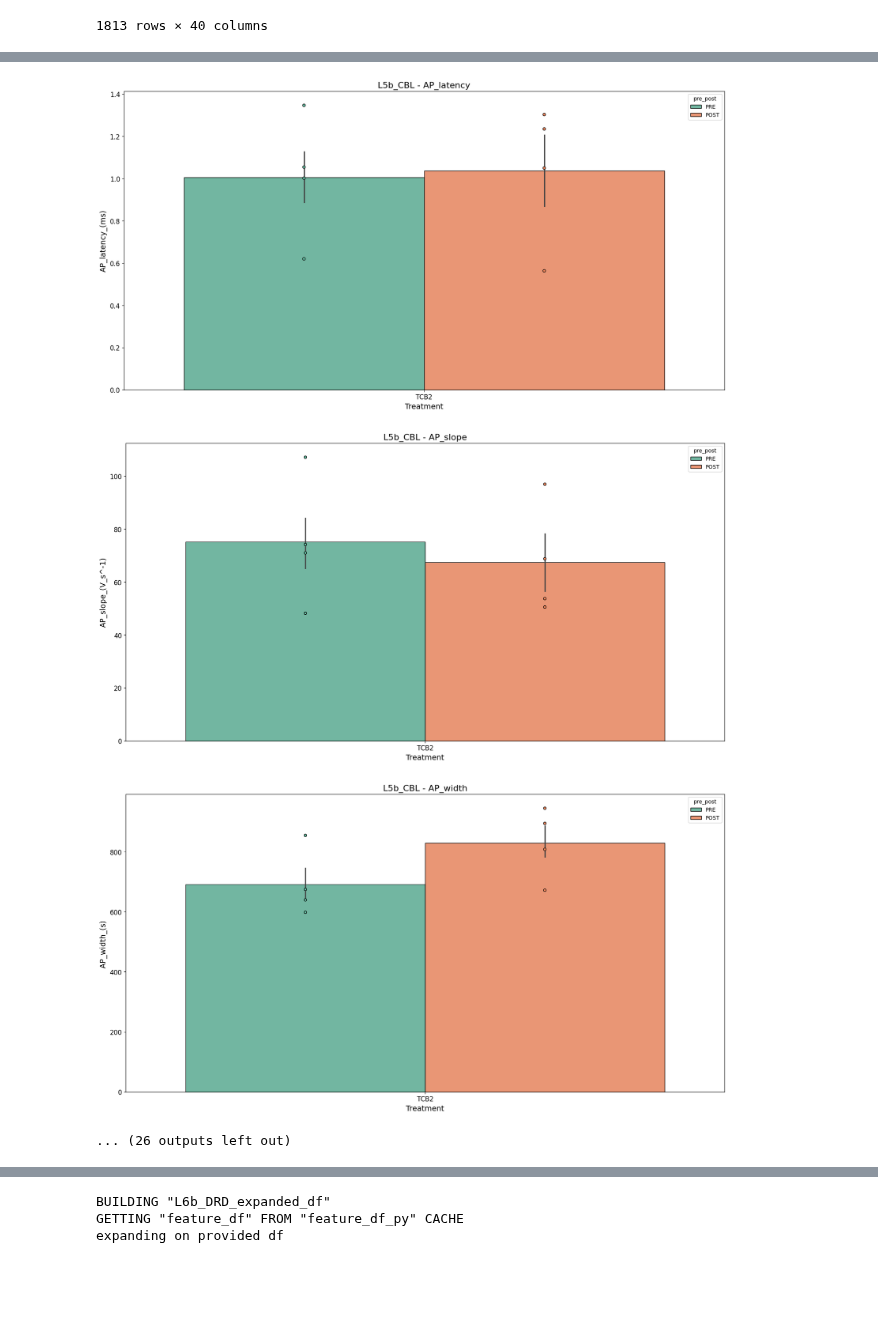
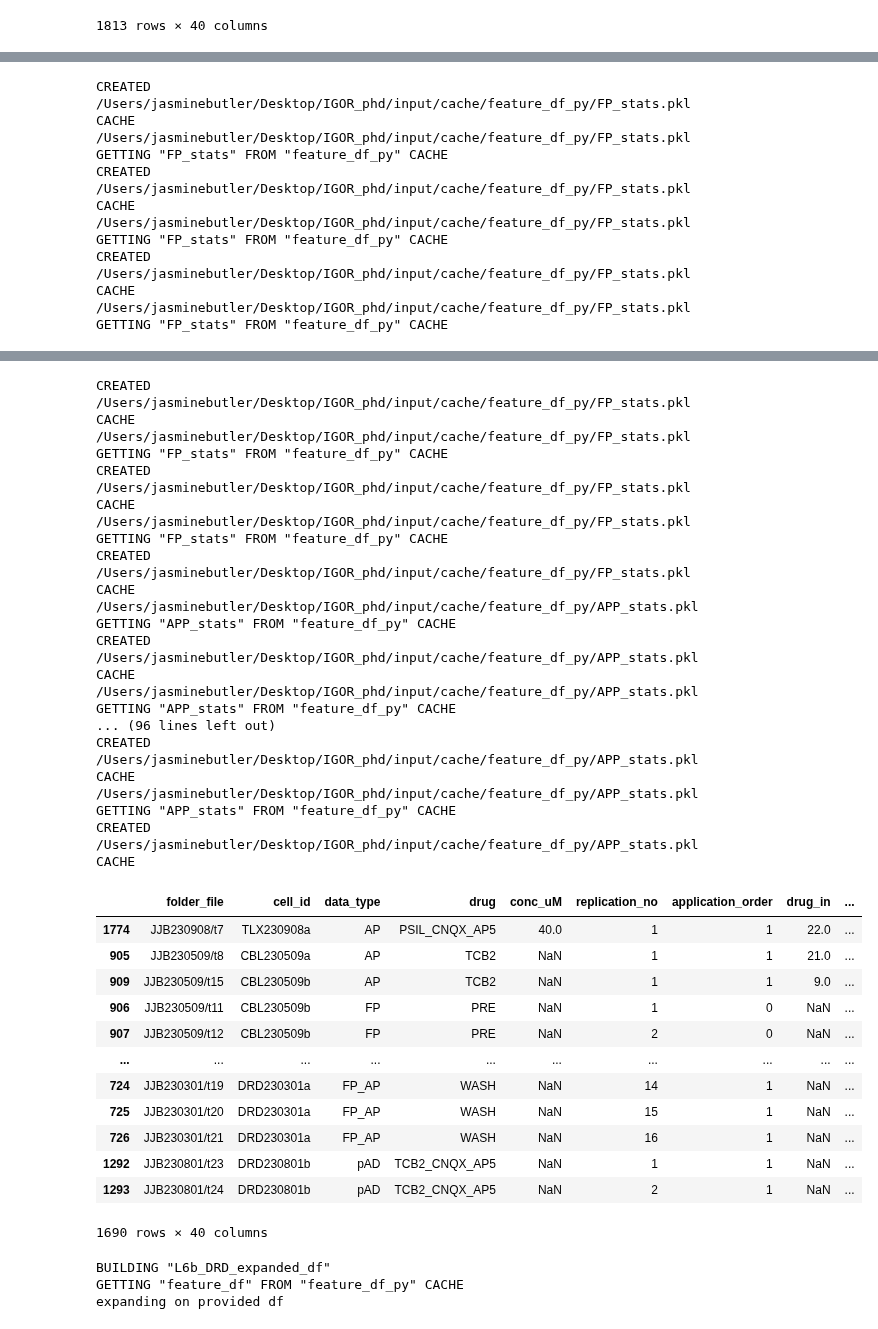
Before and after one commit to jjb-hub/IGOR_phd, a Jupyter notebook: RUN.ipynb, the cells around one changed output, grey strips where cells are left out. Cells and saved outputs as stored; diff of their text form; code cells hidden in the pictures; blank space fills up the shorter version.

Commit message:
APP+stats added to loopFP_stats() now loop_stats() updates a seperate df for plotting and stats between groups - buildinf first APP histogram plotter now

```diff
--- a/RUN.ipynb
+++ b/RUN.ipynb
@@ -39,9 +39,9 @@ GETTING "expanded_df" FROM "feature_df_py" CACHE
 | 1812 | JJB230911/t34 | DRD230911d | FP | LSD_CNQX_AP5 | 0.18 | 3 | 1 | NaN | ... |
 1813 rows × 40 columns
 # %%
-# GENERATE STATS DF
-loopFP_stats(filename)
+# GENERATE STATS DF APP and FP # missing rnput_R, RMP and tau, sag respectivly
+loop_stats(filename)
 
 #BUILD FP HISTOGRAMS
-# build_FP_figs(filename) #also will create/update insufficient_data_tracking =getOrBuildDataTracking(filename)
+# build_FP_figs(filename) #also will getOrBuild insufficient_data_tracking =getOrBuildDataTracking(filename)
 # %% [output]
@@ -89,4 +72,9 @@ SAVED /Users/jasminebutler/Desktop/IGOR_phd/output/FP_Histograms/L6b_DRD_voltage
-[figure, removed]
-[figure, removed]
-[figure, removed]
-... (26 outputs left out)
+CREATED /Users/jasminebutler/Desktop/IGOR_phd/input/cache/feature_df_py/FP_stats.pkl CACHE
+/Users/jasminebutler/Desktop/IGOR_phd/input/cache/feature_df_py/FP_stats.pkl
+GETTING "FP_stats" FROM "feature_df_py" CACHE
+CREATED /Users/jasminebutler/Desktop/IGOR_phd/input/cache/feature_df_py/FP_stats.pkl CACHE
+/Users/jasminebutler/Desktop/IGOR_phd/input/cache/feature_df_py/FP_stats.pkl
+GETTING "FP_stats" FROM "feature_df_py" CACHE
+CREATED /Users/jasminebutler/Desktop/IGOR_phd/input/cache/feature_df_py/FP_stats.pkl CACHE
+/Users/jasminebutler/Desktop/IGOR_phd/input/cache/feature_df_py/FP_stats.pkl
+GETTING "FP_stats" FROM "feature_df_py" CACHE
@@ -93,3 +201,33 @@ SAVED /Users/jasminebutler/Desktop/IGOR_phd/output/FP_Histograms/L6b_DRD_voltage
+CREATED /Users/jasminebutler/Desktop/IGOR_phd/input/cache/feature_df_py/FP_stats.pkl CACHE
+/Users/jasminebutler/Desktop/IGOR_phd/input/cache/feature_df_py/FP_stats.pkl
+GETTING "FP_stats" FROM "feature_df_py" CACHE
+CREATED /Users/jasminebutler/Desktop/IGOR_phd/input/cache/feature_df_py/FP_stats.pkl CACHE
+/Users/jasminebutler/Desktop/IGOR_phd/input/cache/feature_df_py/FP_stats.pkl
+GETTING "FP_stats" FROM "feature_df_py" CACHE
+CREATED /Users/jasminebutler/Desktop/IGOR_phd/input/cache/feature_df_py/FP_stats.pkl CACHE
+/Users/jasminebutler/Desktop/IGOR_phd/input/cache/feature_df_py/APP_stats.pkl
+GETTING "APP_stats" FROM "feature_df_py" CACHE
+CREATED /Users/jasminebutler/Desktop/IGOR_phd/input/cache/feature_df_py/APP_stats.pkl CACHE
+/Users/jasminebutler/Desktop/IGOR_phd/input/cache/feature_df_py/APP_stats.pkl
+GETTING "APP_stats" FROM "feature_df_py" CACHE
+... (96 lines left out)
+CREATED /Users/jasminebutler/Desktop/IGOR_phd/input/cache/feature_df_py/APP_stats.pkl CACHE
+/Users/jasminebutler/Desktop/IGOR_phd/input/cache/feature_df_py/APP_stats.pkl
+GETTING "APP_stats" FROM "feature_df_py" CACHE
+CREATED /Users/jasminebutler/Desktop/IGOR_phd/input/cache/feature_df_py/APP_stats.pkl CACHE
+|  | folder_file | cell_id | data_type | drug | conc_uM | replication_no | application_order | drug_in | ... |
+| 1774 | JJB230908/t7 | TLX230908a | AP | PSIL_CNQX_AP5 | 40.0 | 1 | 1 | 22.0 | ... |
+| 905 | JJB230509/t8 | CBL230509a | AP | TCB2 | NaN | 1 | 1 | 21.0 | ... |
+| 909 | JJB230509/t15 | CBL230509b | AP | TCB2 | NaN | 1 | 1 | 9.0 | ... |
+| 906 | JJB230509/t11 | CBL230509b | FP | PRE | NaN | 1 | 0 | NaN | ... |
+| 907 | JJB230509/t12 | CBL230509b | FP | PRE | NaN | 2 | 0 | NaN | ... |
+| ... | ... | ... | ... | ... | ... | ... | ... | ... | ... |
+| 724 | JJB230301/t19 | DRD230301a | FP_AP | WASH | NaN | 14 | 1 | NaN | ... |
+| 725 | JJB230301/t20 | DRD230301a | FP_AP | WASH | NaN | 15 | 1 | NaN | ... |
+| 726 | JJB230301/t21 | DRD230301a | FP_AP | WASH | NaN | 16 | 1 | NaN | ... |
+| 1292 | JJB230801/t23 | DRD230801b | pAD | TCB2_CNQX_AP5 | NaN | 1 | 1 | NaN | ... |
+| 1293 | JJB230801/t24 | DRD230801b | pAD | TCB2_CNQX_AP5 | NaN | 2 | 1 | NaN | ... |
+1690 rows × 40 columns
 # %%
 #APPLICATION TRACE PLOTTING
 #FIX ME: allow for second aplication plotting also
```
Also changed, not shown: parts of 2 cells of this notebook, 4 other files.
